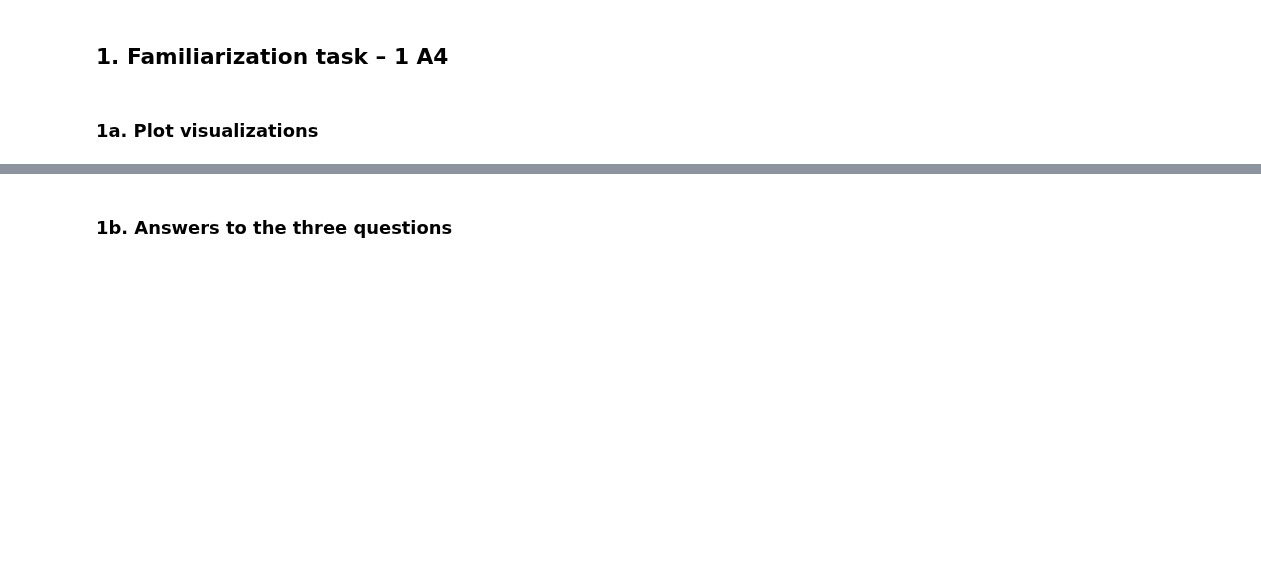
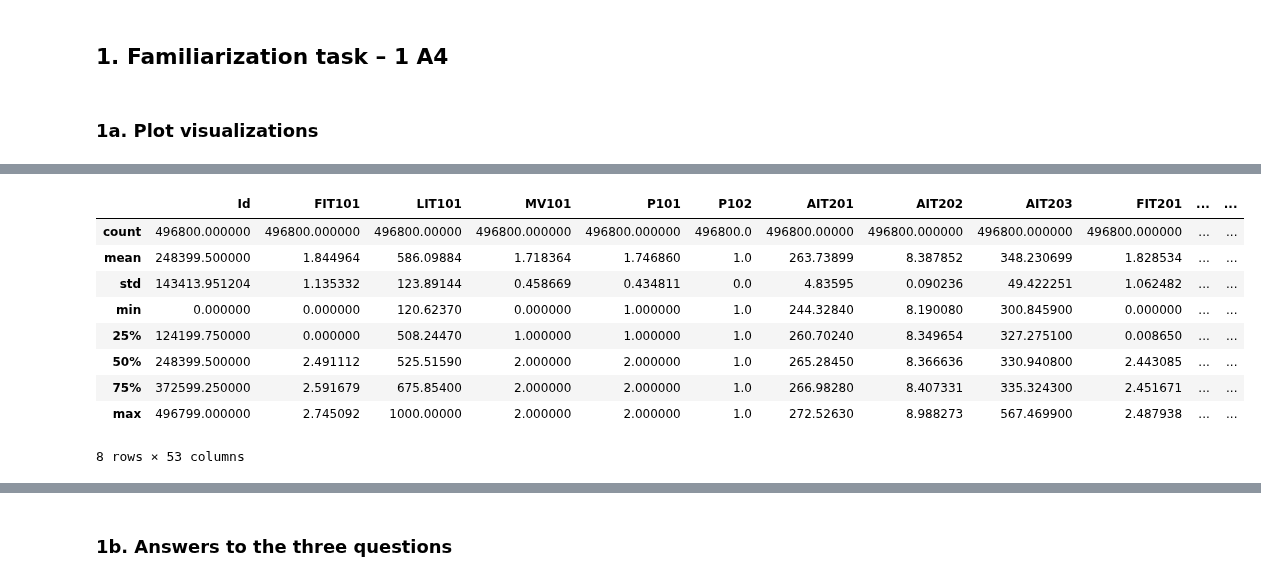
Before and after one commit to kponichtera/cs4035-cda, a Jupyter notebook: lab2/Lab2.ipynb, the cells around one changed output, grey strips where cells are left out. Cells and saved outputs as stored; diff of their text form; code cells hidden in the pictures; blank space fills up the shorter version.

```diff
--- a/lab2/Lab2.ipynb
+++ b/lab2/Lab2.ipynb
@@ -26,0 +48,13 @@ Your peers should be able to use the readme section for instructions and be able
+# %%
+df.describe()
+# %% [output]
+|  | Id | FIT101 | LIT101 | MV101 | P101 | P102 | AIT201 | AIT202 | AIT203 | FIT201 | ... | ... |
+| count | 496800.000000 | 496800.000000 | 496800.00000 | 496800.000000 | 496800.000000 | 496800.0 | 496800.00000 | 496800.000000 | 496800.000000 | 496800.000000 | ... | ... |
+| mean | 248399.500000 | 1.844964 | 586.09884 | 1.718364 | 1.746860 | 1.0 | 263.73899 | 8.387852 | 348.230699 | 1.828534 | ... | ... |
+| std | 143413.951204 | 1.135332 | 123.89144 | 0.458669 | 0.434811 | 0.0 | 4.83595 | 0.090236 | 49.422251 | 1.062482 | ... | ... |
+| min | 0.000000 | 0.000000 | 120.62370 | 0.000000 | 1.000000 | 1.0 | 244.32840 | 8.190080 | 300.845900 | 0.000000 | ... | ... |
+| 25% | 124199.750000 | 0.000000 | 508.24470 | 1.000000 | 1.000000 | 1.0 | 260.70240 | 8.349654 | 327.275100 | 0.008650 | ... | ... |
+| 50% | 248399.500000 | 2.491112 | 525.51590 | 2.000000 | 2.000000 | 1.0 | 265.28450 | 8.366636 | 330.940800 | 2.443085 | ... | ... |
+| 75% | 372599.250000 | 2.591679 | 675.85400 | 2.000000 | 2.000000 | 1.0 | 266.98280 | 8.407331 | 335.324300 | 2.451671 | ... | ... |
+| max | 496799.000000 | 2.745092 | 1000.00000 | 2.000000 | 2.000000 | 1.0 | 272.52630 | 8.988273 | 567.469900 | 2.487938 | ... | ... |
+8 rows × 53 columns
```
Also changed, not shown: parts of 13 cells of this notebook.
